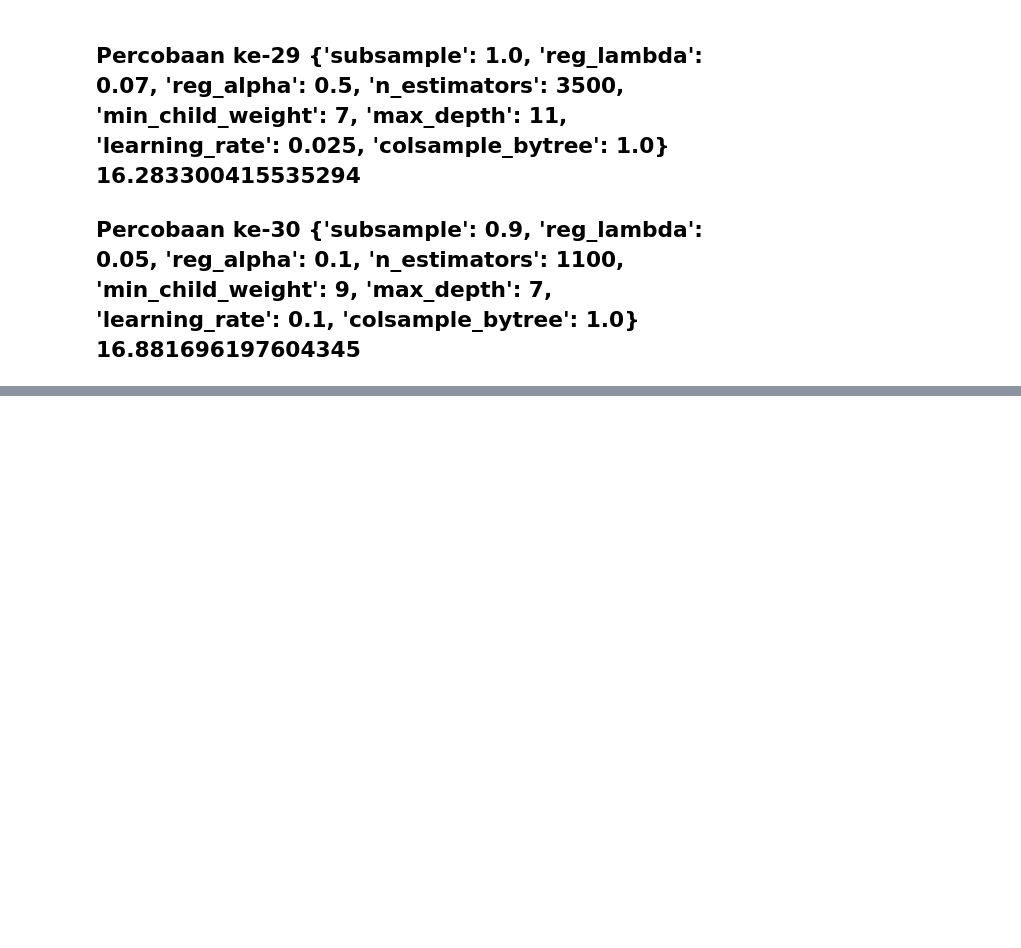
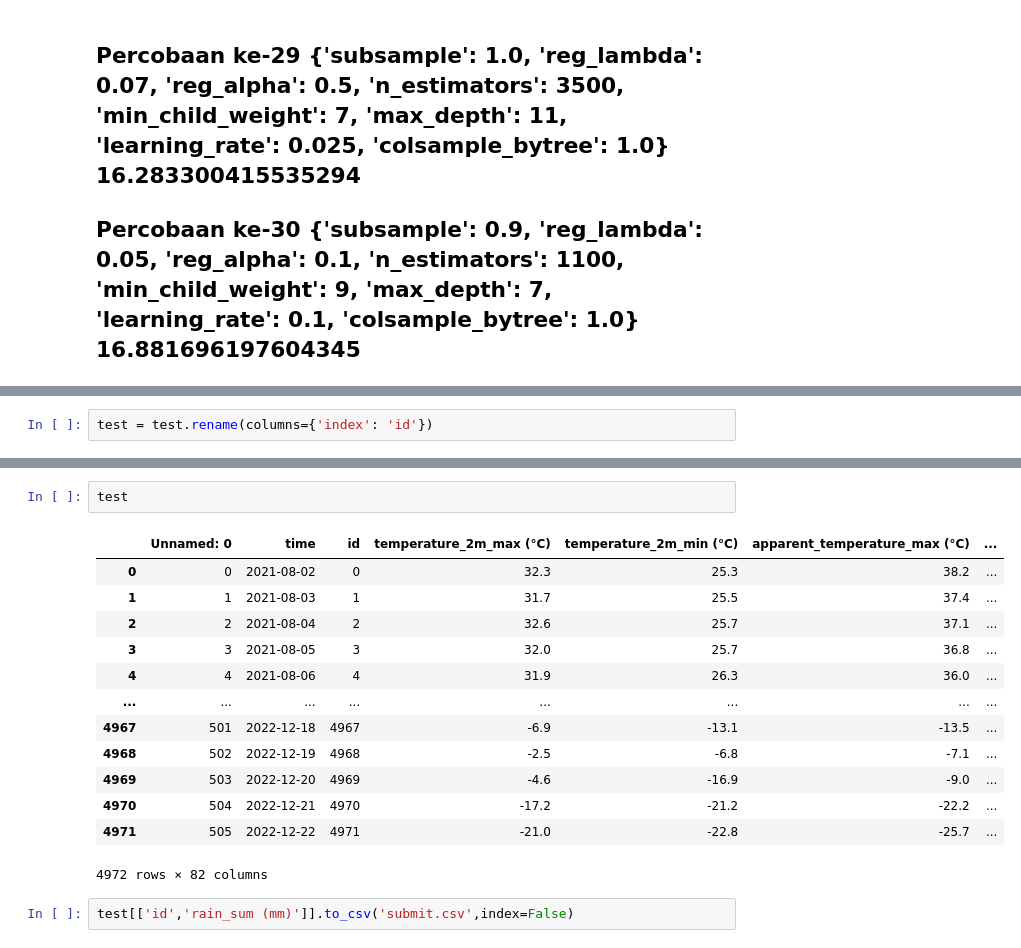
Before and after one commit to abilcode/weather-forecasting, a Jupyter notebook: model/exploration.ipynb, the cells around one changed output, grey strips where cells are left out. Cells and saved outputs as stored; diff of their text form; blank space fills up the shorter version.

```diff
--- a/model/exploration.ipynb
+++ b/model/exploration.ipynb
@@ -447,0 +687,2 @@ ValueError: Item wrong length 13198 instead of 1311!
+# %%
+test = test.rename(columns={'index': 'id'})
@@ -447,0 +704,18 @@ ValueError: Item wrong length 13198 instead of 1311!
+# %%
+test
+# %% [output]
+|  | Unnamed: 0 | time | id | temperature_2m_max (°C) | temperature_2m_min (°C) | apparent_temperature_max (°C) | ... |
+| 0 | 0 | 2021-08-02 | 0 | 32.3 | 25.3 | 38.2 | ... |
+| 1 | 1 | 2021-08-03 | 1 | 31.7 | 25.5 | 37.4 | ... |
+| 2 | 2 | 2021-08-04 | 2 | 32.6 | 25.7 | 37.1 | ... |
+| 3 | 3 | 2021-08-05 | 3 | 32.0 | 25.7 | 36.8 | ... |
+| 4 | 4 | 2021-08-06 | 4 | 31.9 | 26.3 | 36.0 | ... |
+| ... | ... | ... | ... | ... | ... | ... | ... |
+| 4967 | 501 | 2022-12-18 | 4967 | -6.9 | -13.1 | -13.5 | ... |
+| 4968 | 502 | 2022-12-19 | 4968 | -2.5 | -6.8 | -7.1 | ... |
+| 4969 | 503 | 2022-12-20 | 4969 | -4.6 | -16.9 | -9.0 | ... |
+| 4970 | 504 | 2022-12-21 | 4970 | -17.2 | -21.2 | -22.2 | ... |
+| 4971 | 505 | 2022-12-22 | 4971 | -21.0 | -22.8 | -25.7 | ... |
+4972 rows × 82 columns
+# %%
+test[['id','rain_sum (mm)']].to_csv('submit.csv',index=False)
```
Also changed, not shown: parts of 21 cells of this notebook, 6 other files.
